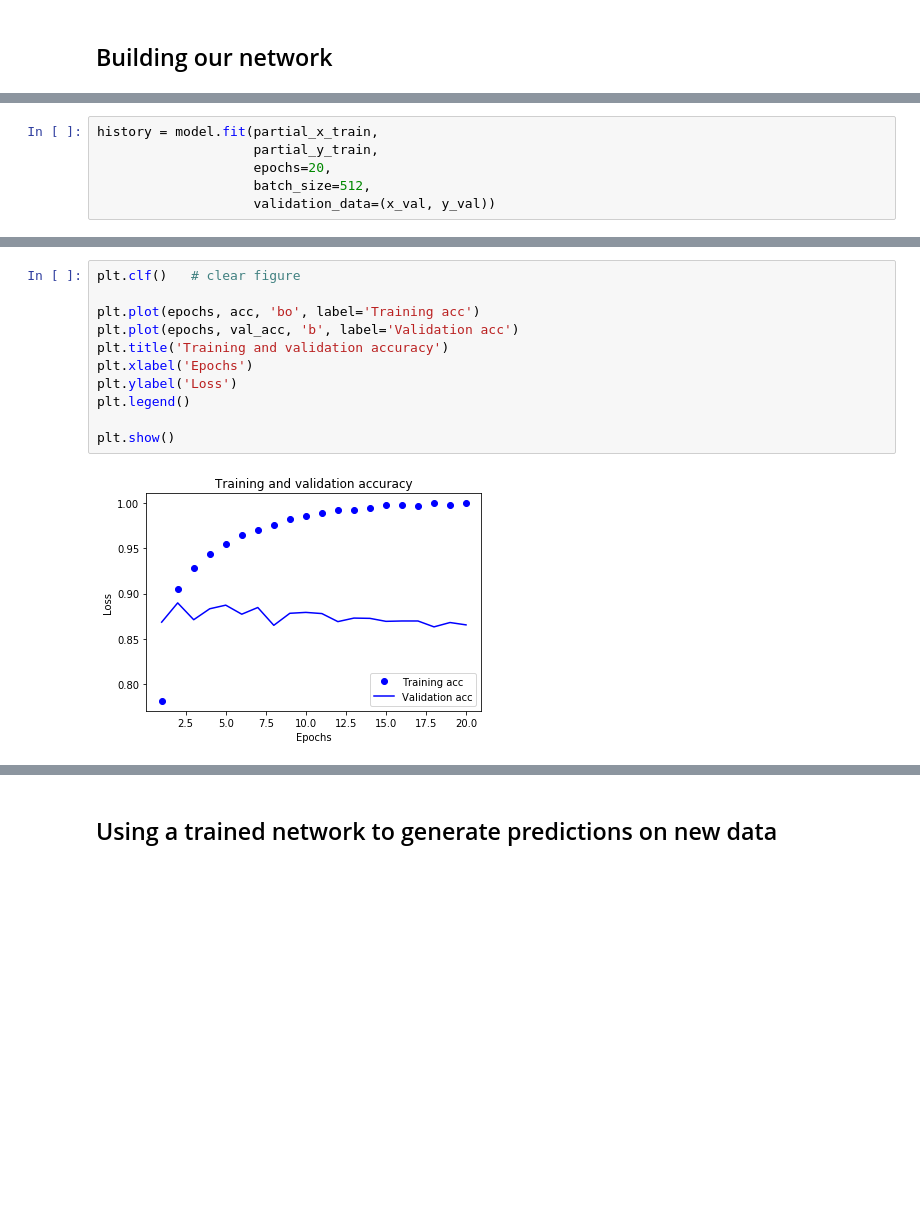
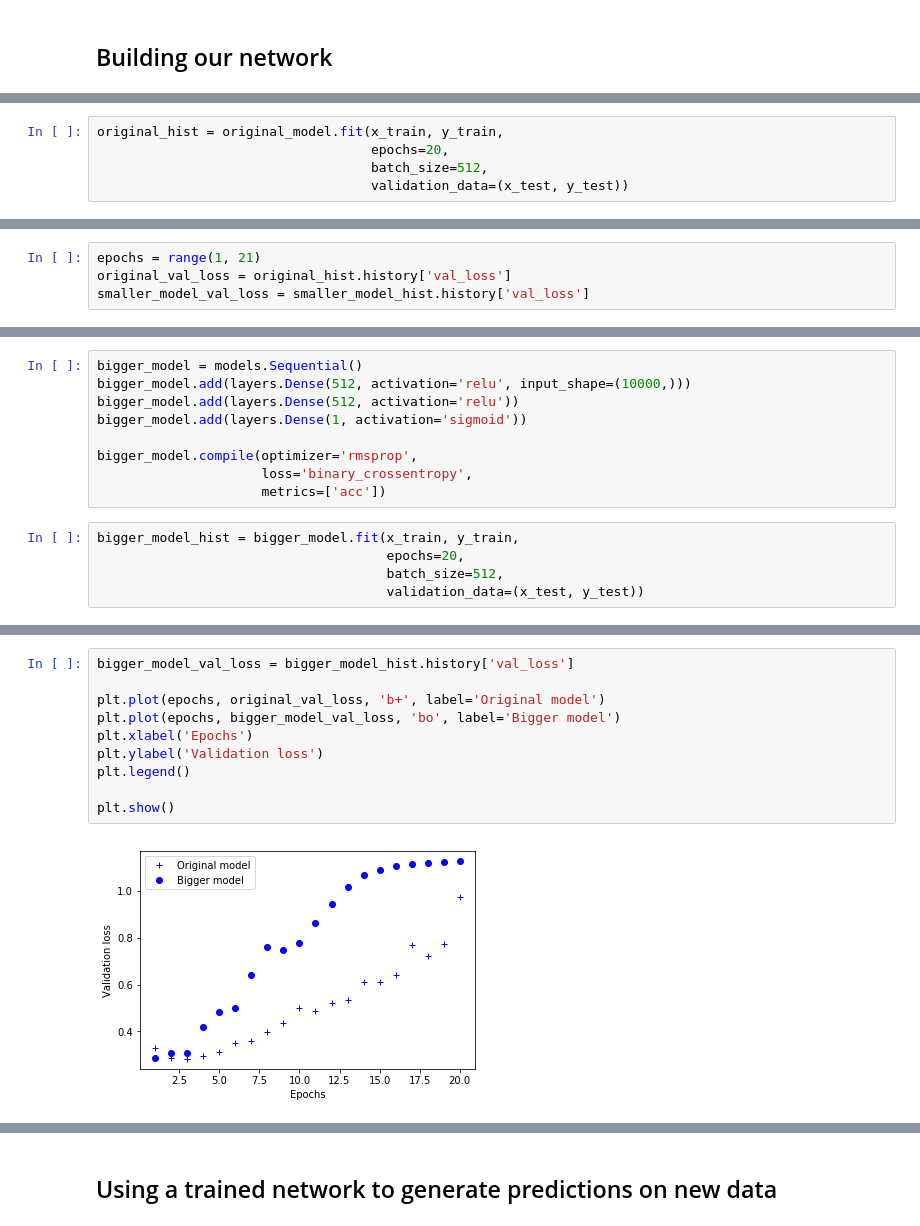
Before and after one commit to GAnagno/Word-Embedding, a Jupyter notebook: Classifying Movie Reviews.ipynb, the cells around one changed output, grey strips where cells are left out. Saved outputs shown, nothing was run; the diff lists cells and outputs as text; blank space fills up the shorter version.

```diff
--- a/Classifying Movie Reviews.ipynb
+++ b/Classifying Movie Reviews.ipynb
@@ -97,7 +93,6 @@ partial_y_train = y_train[10000:]
 # %%
-history = model.fit(partial_x_train,
-                    partial_y_train,
-                    epochs=20,
-                    batch_size=512,
-                    validation_data=(x_val, y_val))
+original_hist = original_model.fit(x_train, y_train,
+                                   epochs=20,
+                                   batch_size=512,
+                                   validation_data=(x_test, y_test))
 # %% [output]
@@ -147,0 +139,4 @@ plt.show()
+# %%
+epochs = range(1, 21)
+original_val_loss = original_hist.history['val_loss']
+smaller_model_val_loss = smaller_model_hist.history['val_loss']
@@ -147,0 +157,14 @@ plt.show()
+# %%
+bigger_model = models.Sequential()
+bigger_model.add(layers.Dense(512, activation='relu', input_shape=(10000,)))
+bigger_model.add(layers.Dense(512, activation='relu'))
+bigger_model.add(layers.Dense(1, activation='sigmoid'))
+
+bigger_model.compile(optimizer='rmsprop',
+                     loss='binary_crossentropy',
+                     metrics=['acc'])
+# %%
+bigger_model_hist = bigger_model.fit(x_train, y_train,
+                                     epochs=20,
+                                     batch_size=512,
+                                     validation_data=(x_test, y_test))
@@ -148,13 +189,12 @@ plt.show()
 # %%
-plt.clf()   # clear figure
+bigger_model_val_loss = bigger_model_hist.history['val_loss']
 
-plt.plot(epochs, acc, 'bo', label='Training acc')
-plt.plot(epochs, val_acc, 'b', label='Validation acc')
-plt.title('Training and validation accuracy')
+plt.plot(epochs, original_val_loss, 'b+', label='Original model')
+plt.plot(epochs, bigger_model_val_loss, 'bo', label='Bigger model')
 plt.xlabel('Epochs')
-plt.ylabel('Loss')
+plt.ylabel('Validation loss')
 plt.legend()
 
 plt.show()
 # %% [output]
-[figure, old version]
+[figure, new version]
```
Also changed, not shown: parts of 30 cells of this notebook.
